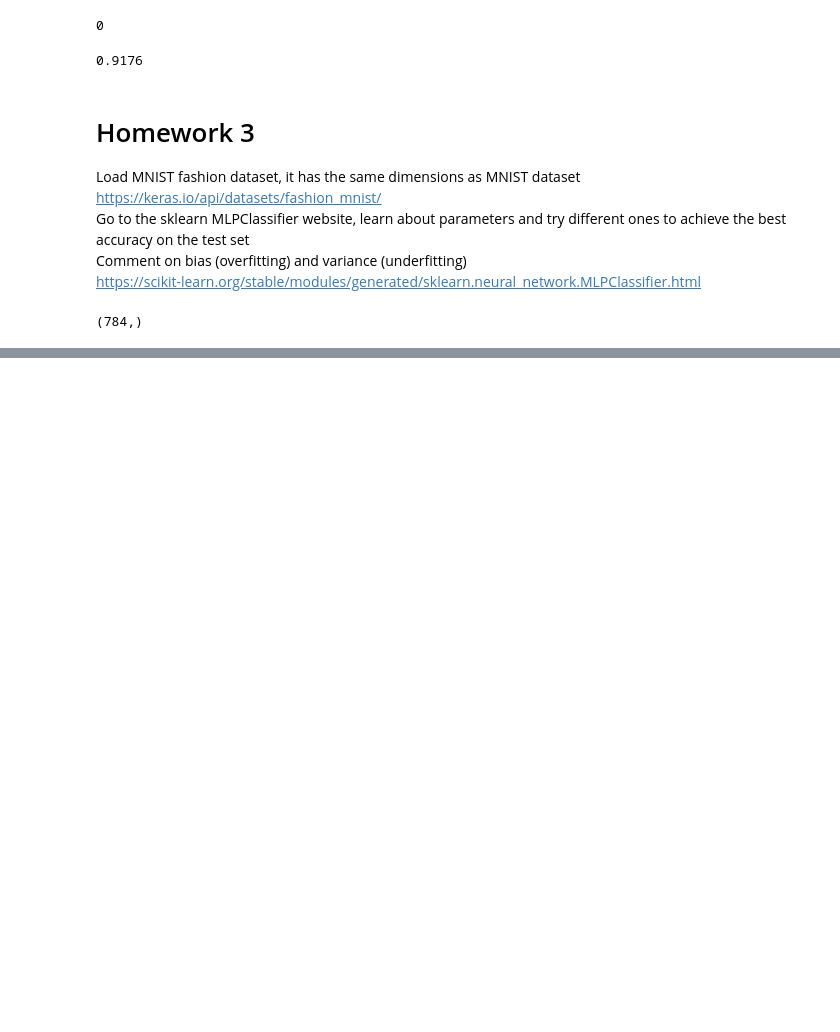
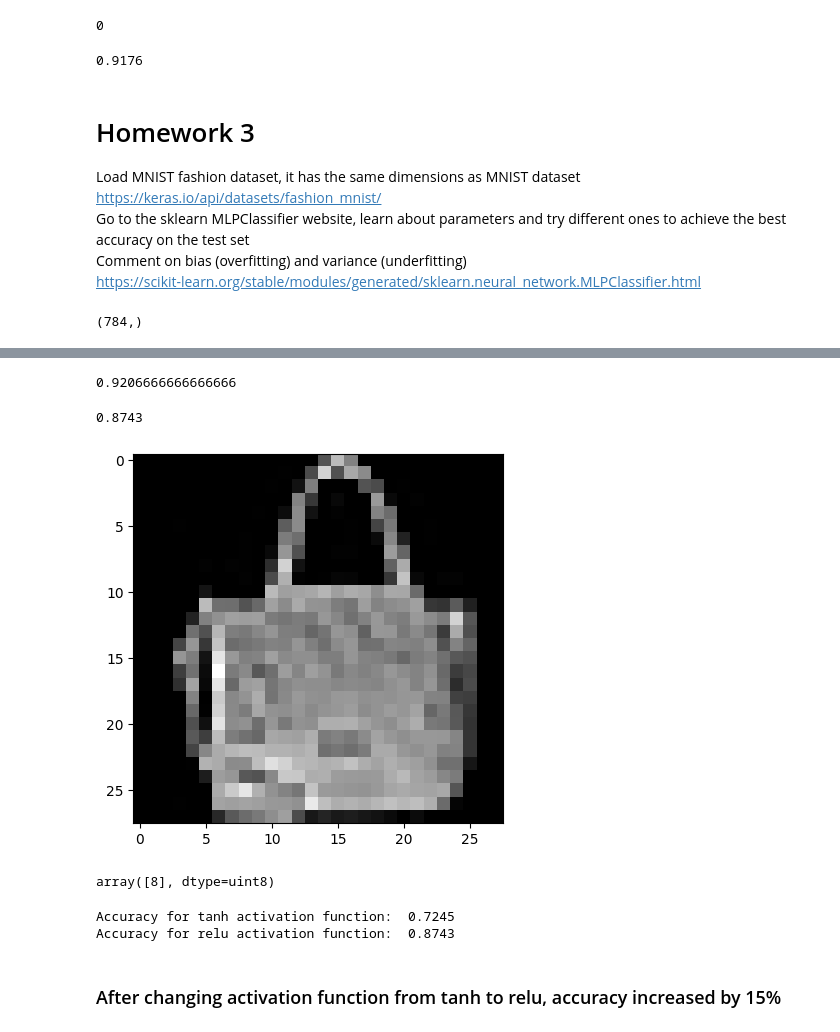
Before and after one commit to Abubakr1710/Vistula, a Jupyter notebook: Artificial Intelligence/Lab_5_training_MLP_classifier_on_MNIST_and_HW3.ipynb, the cells around one changed output, grey strips where cells are left out. Saved outputs shown, nothing was run; the diff lists cells and outputs as text; code cells hidden in the pictures; blank space fills up the shorter version.

```diff
--- a/Artificial Intelligence/Lab_5_training_MLP_classifier_on_MNIST_and_HW3.ipynb
+++ b/Artificial Intelligence/Lab_5_training_MLP_classifier_on_MNIST_and_HW3.ipynb
@@ -365,0 +454,36 @@ clf.score(Xtest, ytest)
+# %%
+clf_relu.score(Xtrain, ytrain)
+# %% [output]
+0.9206666666666666
+# %%
+clf_relu.score(Xtest, ytest)
+# %% [output]
+0.8743
+# %%
+plt.imshow( np.reshape( Xtest[2000], (28,28) ) , cmap=plt.cm.gray)
+plt.show()
+# %% [output]
+[figure, added]
+# %%
+# 0 = T-shirt/top
+# 1 = Trouser
+# 2 = Pullover
+# 3 = Dress
+# 4 = Coat
+# 5 = Sandal
+# 6 = Shirt
+# 7 = Sneaker
+# 8 = Bag
+# 9 = Ankle boot
+clf_relu.predict(Xtest[2000].reshape(1, -1))
+# %% [output]
+array([8], dtype=uint8)
+# %%
+# checking accuracy for different activation functions
+print("Accuracy for tanh activation function: ", clf.score(Xtest, ytest))
+print("Accuracy for relu activation function: ", clf_relu.score(Xtest, ytest))
+# %% [output]
+Accuracy for tanh activation function:  0.7245
+Accuracy for relu activation function:  0.8743
+# %% [markdown]
+### After changing activation function from tanh to relu, accuracy increased by 15%
```
Also changed, not shown: parts of 27 cells of this notebook.
